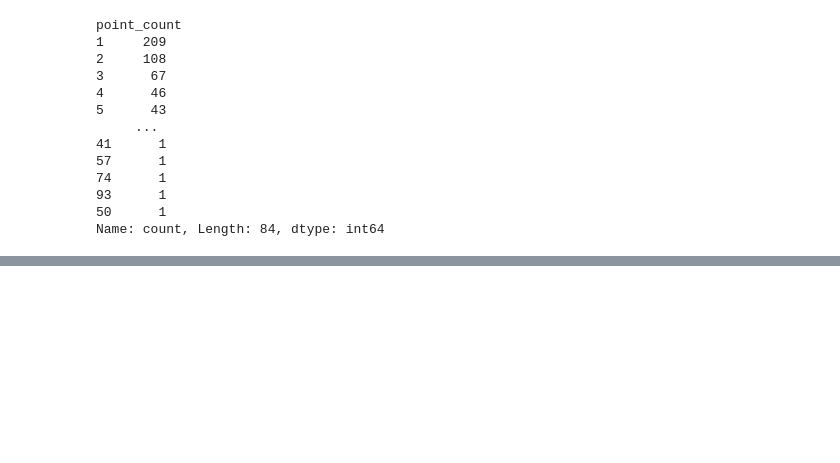
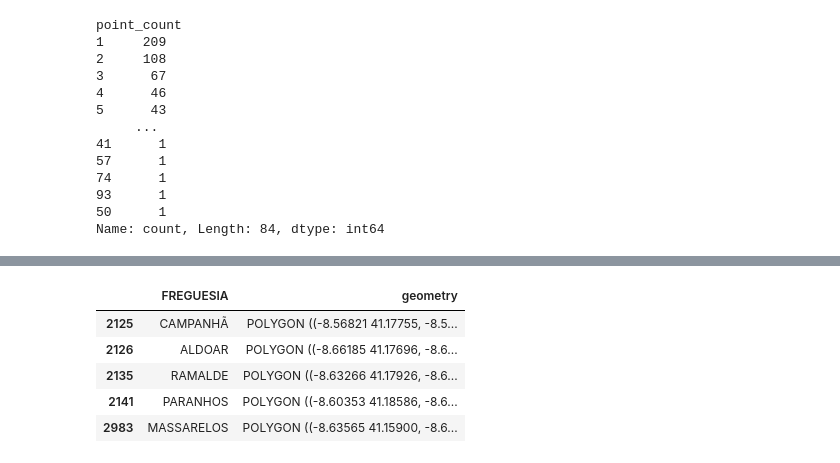
Before and after one commit to drowninginc/desalojamento, a Jupyter notebook: Censos/CensosxRNAL.ipynb, the cells around one changed output, grey strips where cells are left out. Drawn from its saved outputs; the diff is of its cells as text; code cells hidden in the pictures; blank space fills up the shorter version.

```diff
--- a/Censos/CensosxRNAL.ipynb
+++ b/Censos/CensosxRNAL.ipynb
@@ -90,0 +191,13 @@ Name: count, Length: 296, dtype: int64
+# %%
+input_file = "CAOP/CAOP2011.shp"
+CAOP11 = gpd.read_file(input_file)
+CAOP11 = CAOP11[CAOP11["MUNICIPIO"] == "PORTO"][["FREGUESIA", "geometry"]]
+CAOP11 = CAOP11.to_crs("EPSG:4326")
+CAOP11.head()
+# %% [output]
+|  | FREGUESIA | geometry |
+| 2125 | CAMPANHÃ | POLYGON ((-8.56821 41.17755, -8.5... |
+| 2126 | ALDOAR | POLYGON ((-8.66185 41.17696, -8.6... |
+| 2135 | RAMALDE | POLYGON ((-8.63266 41.17926, -8.6... |
+| 2141 | PARANHOS | POLYGON ((-8.60353 41.18586, -8.6... |
+| 2983 | MASSARELOS | POLYGON ((-8.63565 41.15900, -8.6... |
```
Also changed, not shown: parts of 18 cells of this notebook, 2 other files.
